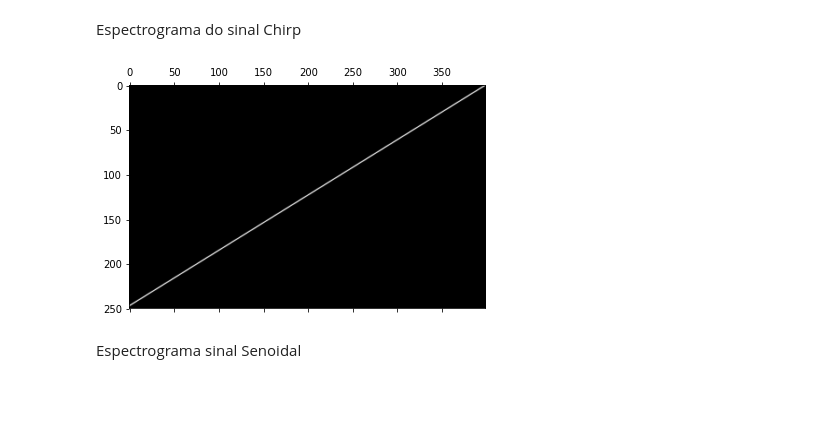
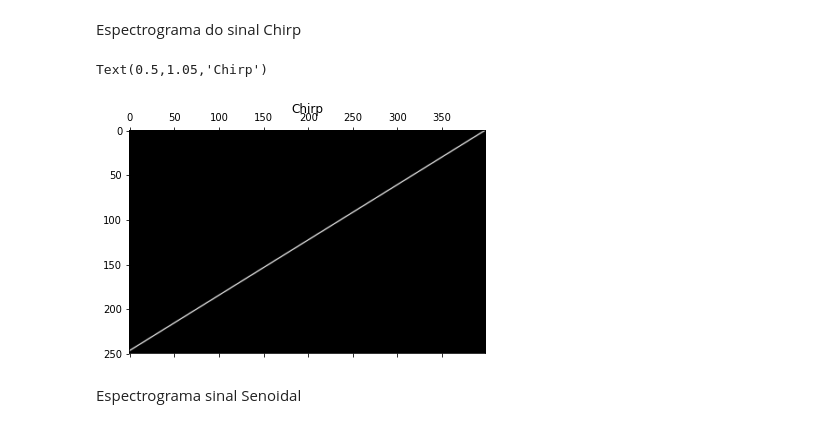
Before and after one commit to Gabrielzaraki/PSB_2018, a Jupyter notebook: Spectrogram.ipynb, the cells around one changed output. Drawn from its saved outputs; the diff is of its cells as text; code cells hidden in the pictures; blank space fills up the shorter version.

```diff
--- a/Spectrogram.ipynb
+++ b/Spectrogram.ipynb
@@ -47,10 +49,12 @@ B = cria_matriz(w,500,250)
 # %% [markdown]
 Espectrograma do sinal Chirp
 # %%
-spec = matshow(A,cmap='gray',interpolation='bilinear')
-plt.savefig('spce_chirp.png', dpi=900, format = 'png')
+plt.matshow(A, cmap='gray',interpolation='bilinear')
+
+plt.title('Chirp')
 # %% [output]
+Text(0.5,1.05,'Chirp')
-[figure, old version]
+[figure, new version]
 # %% [markdown]
 Espectrograma sinal Senoidal
 # %%
```
Also changed, not shown: parts of 5 cells of this notebook, 6 other files.
